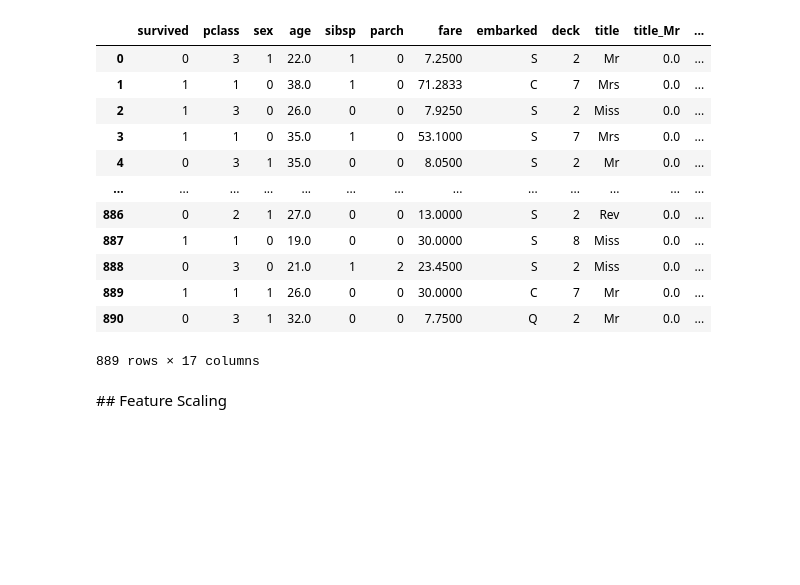
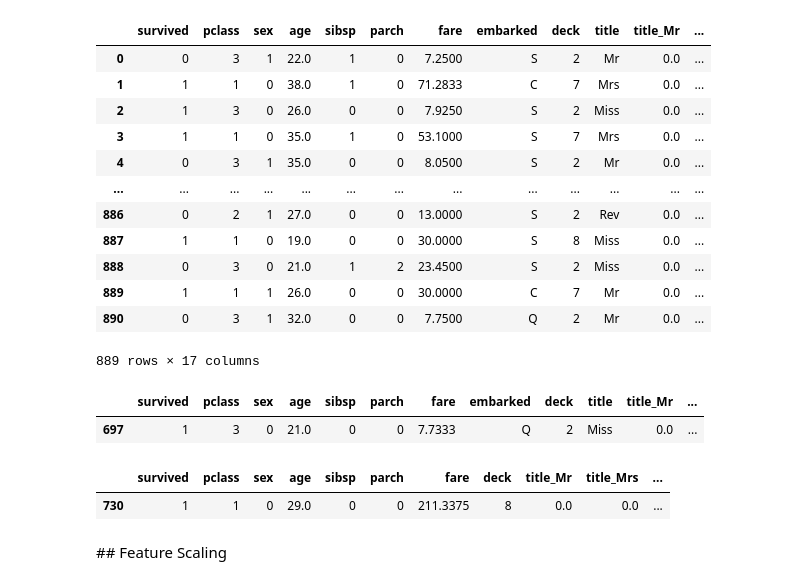
Before and after one commit to VeniceHartwell/lectures, a Jupyter notebook: week-7/03-Feature_engineering.ipynb, the cells around one changed output. Drawn from its saved outputs; the diff is of its cells as text; code cells hidden in the pictures; blank space fills up the shorter version.

```diff
--- a/week-7/03-Feature_engineering.ipynb
+++ b/week-7/03-Feature_engineering.ipynb
@@ -655,3 +655,8 @@ data
 | 889 | 1 | 1 | 1 | 26.0 | 0 | 0 | 30.0000 | C | 7 | Mr | 0.0 | ... |
 | 890 | 0 | 3 | 1 | 32.0 | 0 | 0 | 7.7500 | Q | 2 | Mr | 0.0 | ... |
 889 rows × 17 columns
+# %%
+data.sample()
+# %% [output]
+|  | survived | pclass | sex | age | sibsp | parch | fare | embarked | deck | title | title_Mr | ... |
+| 697 | 1 | 3 | 0 | 21.0 | 0 | 0 | 7.7333 | Q | 2 | Miss | 0.0 | ... |
@@ -658,3 +665,8 @@ data
+# %%
+data.sample()
+# %% [output]
+|  | survived | pclass | sex | age | sibsp | parch | fare | deck | title_Mr | title_Mrs | ... |
+| 730 | 1 | 1 | 0 | 29.0 | 0 | 0 | 211.3375 | 8 | 0.0 | 0.0 | ... |
 # %% [markdown]
 ## Feature Scaling
 # %% [markdown]
```
Also changed, not shown: parts of 18 cells of this notebook.
